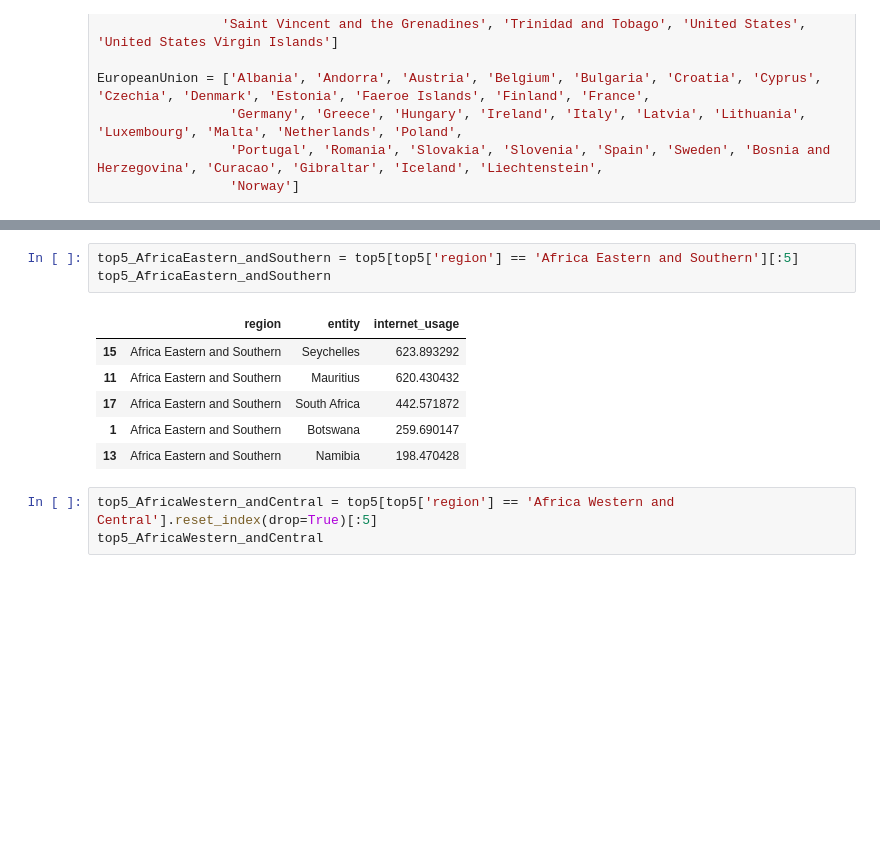
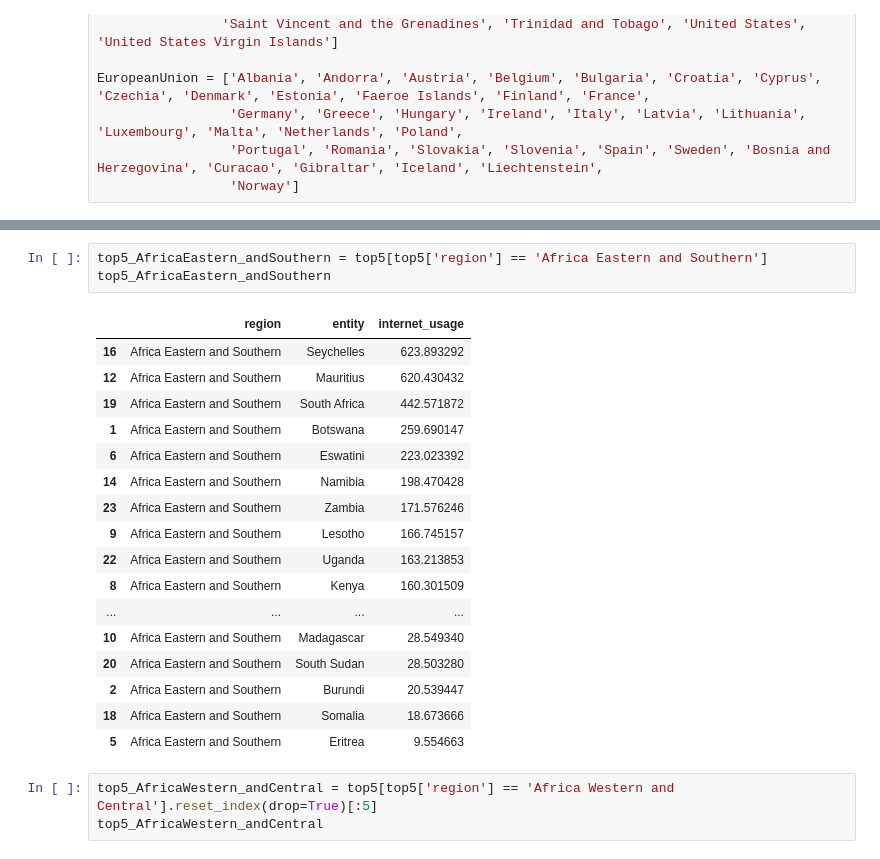
Before and after one commit to TelRich/World_Access_to_the_Internet, a Jupyter notebook: notebook.ipynb, the cells around one changed output, grey strips where cells are left out. Cells and saved outputs as stored; diff of their text form; blank space fills up the shorter version.

```diff
--- a/notebook.ipynb
+++ b/notebook.ipynb
@@ -563,13 +458,24 @@ top5
 # %%
-top5_AfricaEastern_andSouthern = top5[top5['region'] == 'Africa Eastern and Southern'][:5]
+top5_AfricaEastern_andSouthern = top5[top5['region'] == 'Africa Eastern and Southern']
 top5_AfricaEastern_andSouthern
 # %% [output]
 |  | region | entity | internet_usage |
-| 15 | Africa Eastern and Southern | Seychelles | 623.893292 |
-| 11 | Africa Eastern and Southern | Mauritius | 620.430432 |
-| 17 | Africa Eastern and Southern | South Africa | 442.571872 |
+| 16 | Africa Eastern and Southern | Seychelles | 623.893292 |
+| 12 | Africa Eastern and Southern | Mauritius | 620.430432 |
+| 19 | Africa Eastern and Southern | South Africa | 442.571872 |
 | 1 | Africa Eastern and Southern | Botswana | 259.690147 |
-| 13 | Africa Eastern and Southern | Namibia | 198.470428 |
+| 6 | Africa Eastern and Southern | Eswatini | 223.023392 |
+| 14 | Africa Eastern and Southern | Namibia | 198.470428 |
+| 23 | Africa Eastern and Southern | Zambia | 171.576246 |
+| 9 | Africa Eastern and Southern | Lesotho | 166.745157 |
+| 22 | Africa Eastern and Southern | Uganda | 163.213853 |
+| 8 | Africa Eastern and Southern | Kenya | 160.301509 |
+| ... | ... | ... | ... |
+| 10 | Africa Eastern and Southern | Madagascar | 28.549340 |
+| 20 | Africa Eastern and Southern | South Sudan | 28.503280 |
+| 2 | Africa Eastern and Southern | Burundi | 20.539447 |
+| 18 | Africa Eastern and Southern | Somalia | 18.673666 |
+| 5 | Africa Eastern and Southern | Eritrea | 9.554663 |
 # %%
 top5_AfricaWestern_andCentral = top5[top5['region'] == 'Africa Western and Central'].reset_index(drop=True)[:5]
 top5_AfricaWestern_andCentral
```
Also changed, not shown: parts of 58 cells of this notebook, 1 other file.
